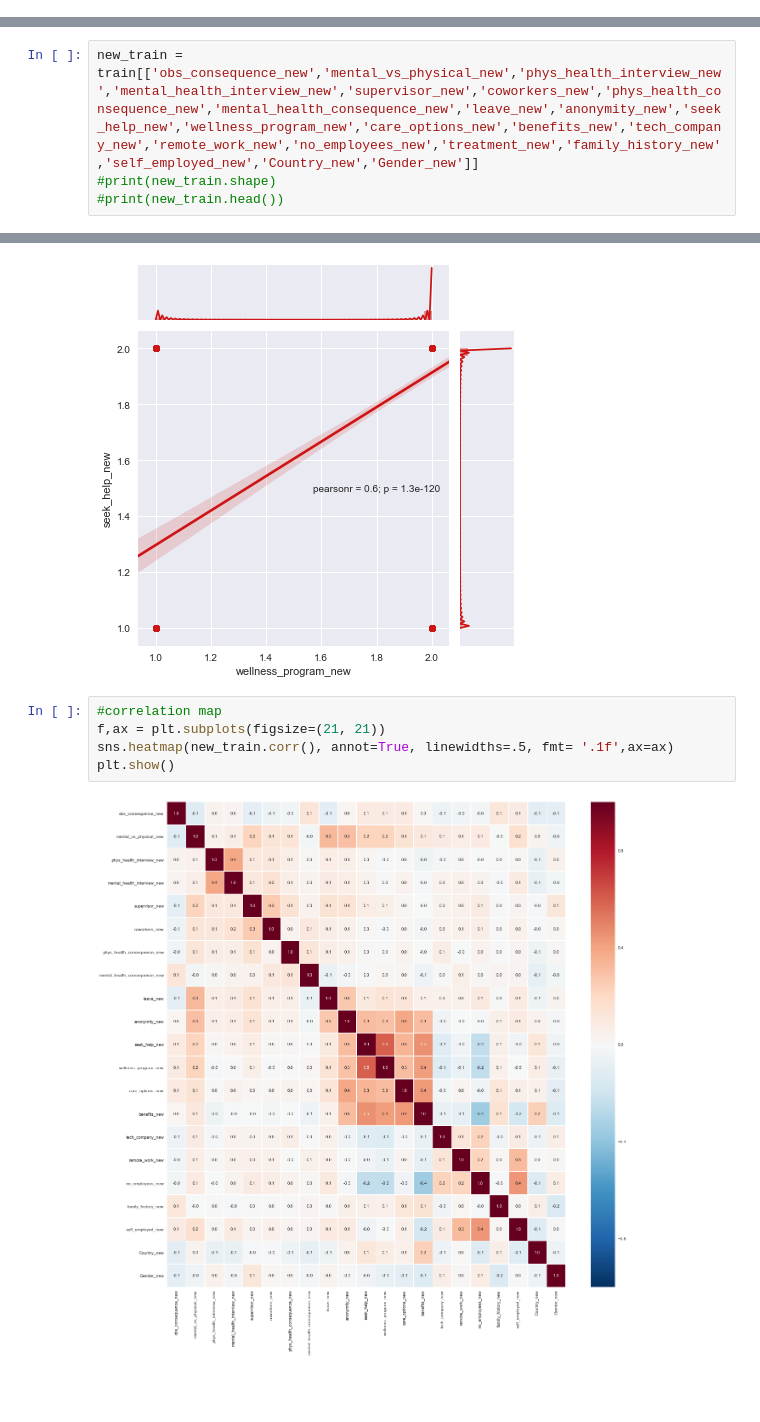
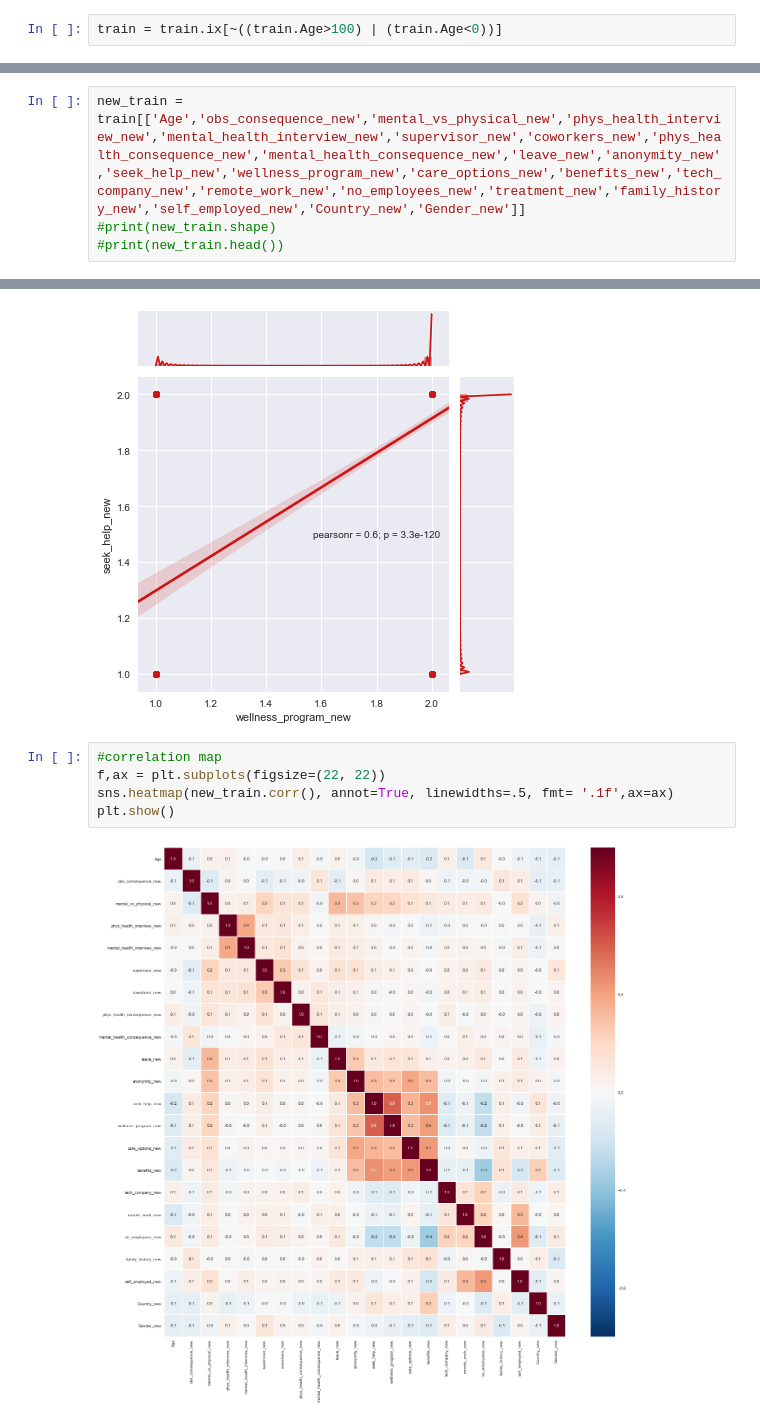
Before and after one commit to mohits1005/kaggleMLproblems, a Jupyter notebook: Data Challenge Day 1.ipynb, the cells around one changed output, grey strips where cells are left out. Drawn from its saved outputs; the diff is of its cells as text; blank space fills up the shorter version.

```diff
--- a/Data Challenge Day 1.ipynb
+++ b/Data Challenge Day 1.ipynb
@@ -50,3 +50,5 @@ train.describe()
 | 50% | 3.100000e+01 |
 | 75% | 3.600000e+01 |
 | max | 1.000000e+11 |
+# %%
+train = train.ix[~((train.Age>100) | (train.Age<0))]
@@ -190,7 +216,7 @@ train["mental_vs_physical_new"] = train["mental_vs_physical"].replace(['Yes', 'N
 train["obs_consequence_new"] = train["obs_consequence"].replace(['Yes', 'No'],[1,2])
 #print(train["obs_consequence_new"].unique())
 # %%
-new_train = train[['obs_consequence_new','mental_vs_physical_new','phys_health_interview_new','mental_health_interview_new','supervisor_new','coworkers_new','phys_health_consequence_new','mental_health_consequence_new','leave_new','anonymity_new','seek_help_new','wellness_program_new','care_options_new','benefits_new','tech_company_new','remote_work_new','no_employees_new','treatment_new','family_history_new','self_employed_new','Country_new','Gender_new']]
+new_train = train[['Age','obs_consequence_new','mental_vs_physical_new','phys_health_interview_new','mental_health_interview_new','supervisor_new','coworkers_new','phys_health_consequence_new','mental_health_consequence_new','leave_new','anonymity_new','seek_help_new','wellness_program_new','care_options_new','benefits_new','tech_company_new','remote_work_new','no_employees_new','treatment_new','family_history_new','self_employed_new','Country_new','Gender_new']]
 #print(new_train.shape)
 #print(new_train.head())
 # %%
@@ -251,8 +292,8 @@ plt.show()
 [figure]
 # %%
 #correlation map
-f,ax = plt.subplots(figsize=(21, 21))
+f,ax = plt.subplots(figsize=(22, 22))
 sns.heatmap(new_train.corr(), annot=True, linewidths=.5, fmt= '.1f',ax=ax)
 plt.show()
 # %% [output]
-[figure, old version]
+[figure, new version]
```
Also changed, not shown: parts of 21 cells of this notebook.
